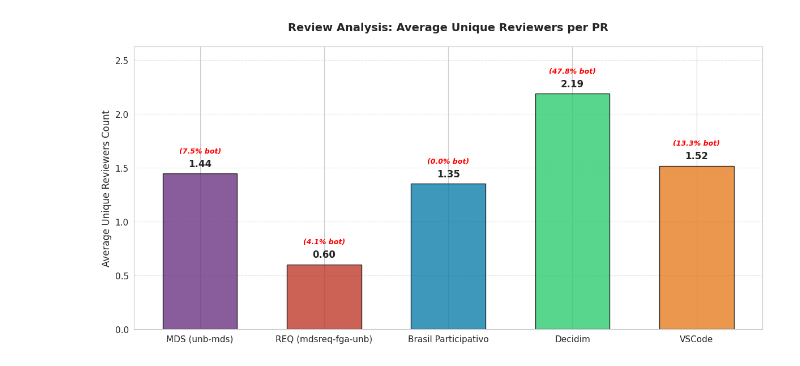
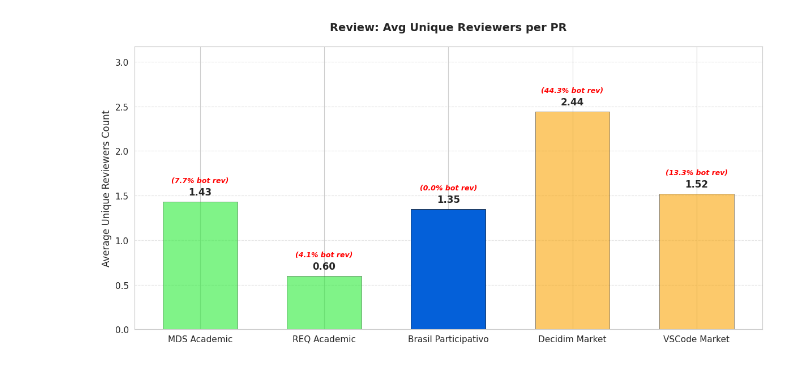
Before and after one commit to lablivre-unb/EbL_Over_PbL, a Jupyter notebook: metrics/notebooks/prs_viz_bp.ipynb, the cells around one changed output. Cells and saved outputs as stored; diff of their text form; code cells hidden in the pictures.

```diff
--- a/metrics/notebooks/prs_viz_bp.ipynb
+++ b/metrics/notebooks/prs_viz_bp.ipynb
@@ -361,74 +378,67 @@ plt.show()
 # %%
 def count_unique_reviewers(reviewers_str):
-    if pd.isna(reviewers_str) or reviewers_str == "":
+    if pd.isna(reviewers_str) or reviewers_str == '':
         return 0
     return len(str(reviewers_str).split(','))
 
 def count_bot_reviewers(reviewers_str):
-    """Conta quantos reviewers são bots"""
-    if pd.isna(reviewers_str) or reviewers_str == "":
+    if pd.isna(reviewers_str) or reviewers_str == '':
         return 0
-    bot_keywords = ['github-actions', 'github-advanced-security', 'copilot-pull-request-reviewer',
-                    'dependabot', 'renovate', 'codecov']
+    bot_kw = ['github-actions', 'github-advanced-security', 'copilot-pull-request-reviewer',
+              'dependabot', 'renovate', 'codecov']
     reviewers = [r.strip().lower() for r in str(reviewers_str).split(',')]
-    return sum(1 for r in reviewers if any(bot in r for bot in bot_keywords))
+    return sum(1 for r in reviewers if any(bot in r for bot in bot_kw))
 
-# Calcular média de reviewers únicos para cada organização
-df['num_reviewers'] = df['reviewers'].apply(count_unique_reviewers)
-df_mds['num_reviewers'] = df_mds['reviewers'].apply(count_unique_reviewers)
-df_req['num_reviewers'] = df_req['reviewers'].apply(count_unique_reviewers)
-df_decidim['num_reviewers'] = df_decidim['reviewers'].apply(count_unique_reviewers)
-df_vscode['num_reviewers'] = df_vscode['reviewers'].apply(count_unique_reviewers)
+for d in [df_no_bots, df_mds_no_bots, df_req_no_bots, df_decidim_no_bots, df_vscode_no_bots]:
+    d['num_reviewers'] = d['reviewers'].apply(count_unique_reviewers)
 
-# Calcular média de bot reviewers para cada organização
-df_rev_bp = df[df['reviewers'].notna() & (df['reviewers'] != "")].copy()
-df_rev_mds = df_mds[df_mds['reviewers'].notna() & (df_mds['reviewers'] != "")].copy()
-df_rev_req = df_req[df_req['reviewers'].notna() & (df_req['reviewers'] != "")].copy()
-df_rev_decidim = df_decidim[df_decidim['reviewers'].notna() & (df_decidim['reviewers'] != "")].copy()
-df_rev_vscode = df_vscode[df_vscode['reviewers'].notna() & (df_vscode['reviewers'] != "")].copy()
+df_rev_bp = df_no_bots[df_no_bots['reviewers'].notna() & (df_no_bots['reviewers'] != '')].copy()
+df_rev_mds = df_mds_no_bots[df_mds_no_bots['reviewers'].notna() & (df_mds_no_bots['reviewers'] != '')].copy()
+df_rev_req = df_req_no_bots[df_req_no_bots['reviewers'].notna() & (df_req_no_bots['reviewers'] != '')].copy()
+df_rev_decidim = df_decidim_no_bots[df_decidim_no_bots['reviewers'].notna() & (df_decidim_no_bots['reviewers'] != '')].copy()
+df_rev_vscode = df_vscode_no_bots[df_vscode_no_bots['reviewers'].notna() & (df_vscode_no_bots['reviewers'] != '')].copy()
 
-bot_reviewers_bp = df_rev_bp['reviewers'].apply(count_bot_reviewers).mean()
-bot_reviewers_mds = df_rev_mds['reviewers'].apply(count_bot_reviewers).mean()
-bot_reviewers_req = df_rev_req['reviewers'].apply(count_bot_reviewers).mean()
-bot_reviewers_decidim = df_rev_decidim['reviewers'].apply(count_bot_reviewers).mean()
-bot_reviewers_vscode = df_rev_vscode['reviewers'].apply(count_bot_reviewers).mean()
+bot_reviewers_bp = df_rev_bp['reviewers'].apply(count_bot_reviewers).mean() if len(df_rev_bp) > 0 else 0
+bot_reviewers_mds = df_rev_mds['reviewers'].apply(count_bot_reviewers).mean() if len(df_rev_mds) > 0 else 0
+bot_reviewers_req = df_rev_req['reviewers'].apply(count_bot_reviewers).mean() if len(df_rev_req) > 0 else 0
+bot_reviewers_decidim = df_rev_decidim['reviewers'].apply(count_bot_reviewers).mean() if len(df_rev_decidim) > 0 else 0
+bot_reviewers_vscode = df_rev_vscode['reviewers'].apply(count_bot_reviewers).mean() if len(df_rev_vscode) > 0 else 0
 
-avg_unique_reviewers_bp = df['num_reviewers'].mean()
-avg_unique_reviewers_mds = df_mds['num_reviewers'].mean()
-avg_unique_reviewers_req = df_req['num_reviewers'].mean()
-avg_unique_reviewers_decidim = df_decidim['num_reviewers'].mean()
-avg_unique_reviewers_vscode = df_vscode['num_reviewers'].mean()
+avg_unique_reviewers_bp = df_no_bots['num_reviewers'].mean()
+avg_unique_reviewers_mds = df_mds_no_bots['num_reviewers'].mean()
+avg_unique_reviewers_req = df_req_no_bots['num_reviewers'].mean()
+avg_unique_reviewers_decidim = df_decidim_no_bots['num_reviewers'].mean()
+avg_unique_reviewers_vscode = df_vscode_no_bots['num_reviewers'].mean()
 
-x_labels = [mds_title, req_title, org_title, 'Decidim', 'VSCode']
+x_labels = [mds_title, req_title, org_title, decidim_title, vscode_title]
 total_values = [avg_unique_reviewers_mds, avg_unique_reviewers_req, avg_unique_reviewers_bp,
                 avg_unique_reviewers_decidim, avg_unique_reviewers_vscode]
 bot_values = [bot_reviewers_mds, bot_reviewers_req, bot_reviewers_bp,
               bot_reviewers_decidim, bot_reviewers_vscode]
-bar_colors = [MDS_PRIMARY, REQ_PRIMARY, BP_PRIMARY, REF_DECIDIM, REF_VSCODE]
+bar_colors = [DISC_PRIMARY, DISC_PRIMARY, BP_PRIMARY, BENCH_PRIMARY, BENCH_PRIMARY]
+bar_alphas = [0.6, 0.6, 1.0, 0.6, 0.6]
 
-plt.figure(figsize=(12, 6))
-bars = plt.bar(x_labels, total_values, color=bar_colors, width=0.6, edgecolor='black', alpha=0.8)
+fig, ax = plt.subplots(figsize=(12, 6))
+bars = ax.bar(x_labels, total_values, color=bar_colors, width=0.6, edgecolor='black', linewidth=0.5)
+for bar, alpha in zip(bars, bar_alphas):
+    bar.set_alpha(alpha)
 
-plt.title('Review Analysis: Average Unique Reviewers per PR', fontsize=14, fontweight='bold', pad=20)
-plt.ylabel('Average Unique Reviewers Count', fontsize=12)
-plt.grid(axis='y', linestyle='--', alpha=0.5)
+ax.set_title('Review: Avg Unique Reviewers per PR', fontsize=14, fontweight='bold', pad=20)
+ax.set_ylabel('Average Unique Reviewers Count', fontsize=12)
+ax.grid(axis='y', linestyle='--', alpha=0.5)
 
 for i, (bar, total, bot) in enumerate(zip(bars, total_values, bot_values)):
     height = bar.get_height()
-    # Valor total
-    plt.text(bar.get_x() + bar.get_width()/2., height + (max(total_values) * 0.02),
-             f'{height:.2f}', ha='center', va='bottom', fontsize=12, fontweight='bold')
+    ax.text(bar.get_x() + bar.get_width()/2., height + (max(total_values) * 0.02),
+            f'{height:.2f}', ha='center', va='bottom', fontsize=12, fontweight='bold')
+    bot_pct = (bot / total * 100) if total > 0 else 0
+    ax.text(bar.get_x() + bar.get_width()/2., height + (max(total_values) * 0.08),
+            f'({bot_pct:.1f}% bot rev)', ha='center', va='bottom', fontsize=9,
+            color='red', style='italic', fontweight='bold')
 
-    # Porcentagem de bot
-    bot_pct = (bot / total * 100) if total > 0 else 0
-    plt.text(bar.get_x() + bar.get_width()/2., height + (max(total_values) * 0.08),
-             f'({bot_pct:.1f}% bot)', ha='center', va='bottom', fontsize=9,
-             color='red', style='italic', fontweight='bold')
-
-plt.ylim(0, max(total_values) * 1.2)
-
+ax.set_ylim(0, max(total_values) * 1.3)
 plt.tight_layout()
 plt.show()
 # %% [output]
-[figure, old version]
+[figure, new version]
 # %%
```
Also changed, not shown: parts of 9 cells of this notebook.
